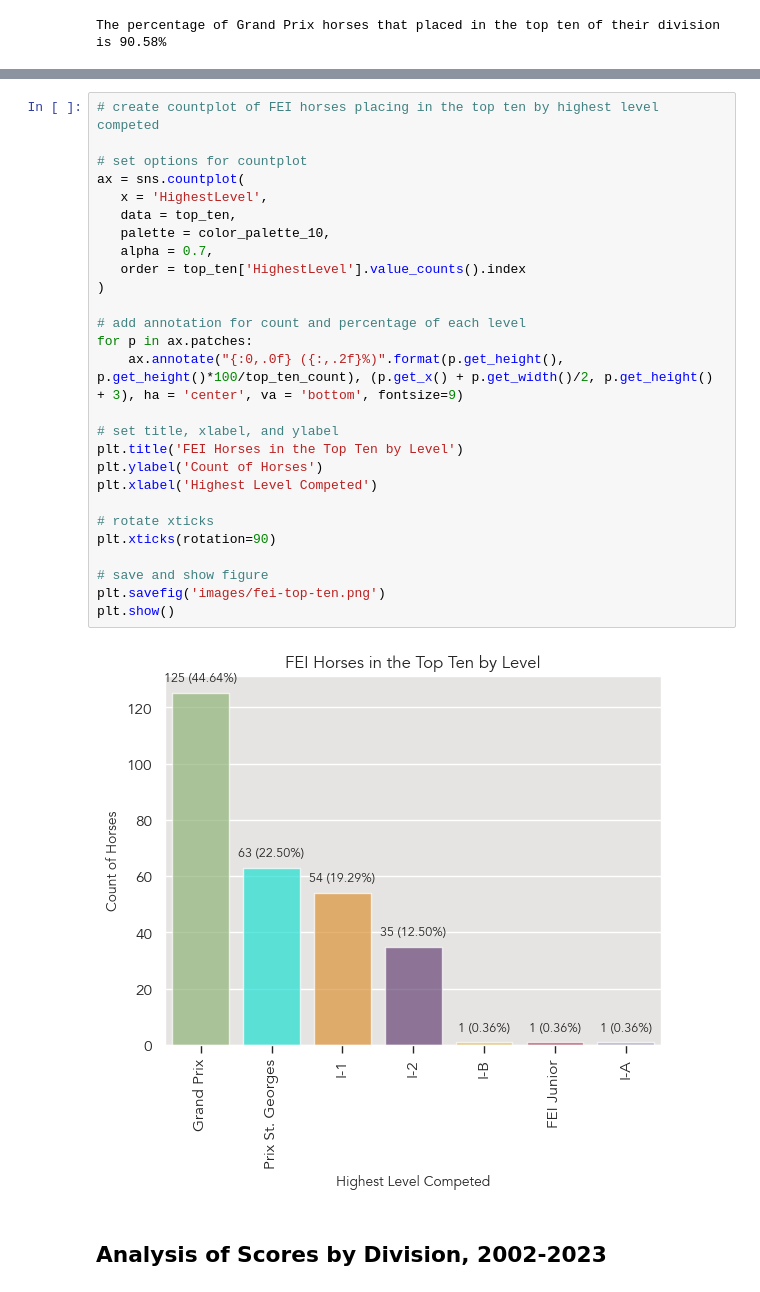
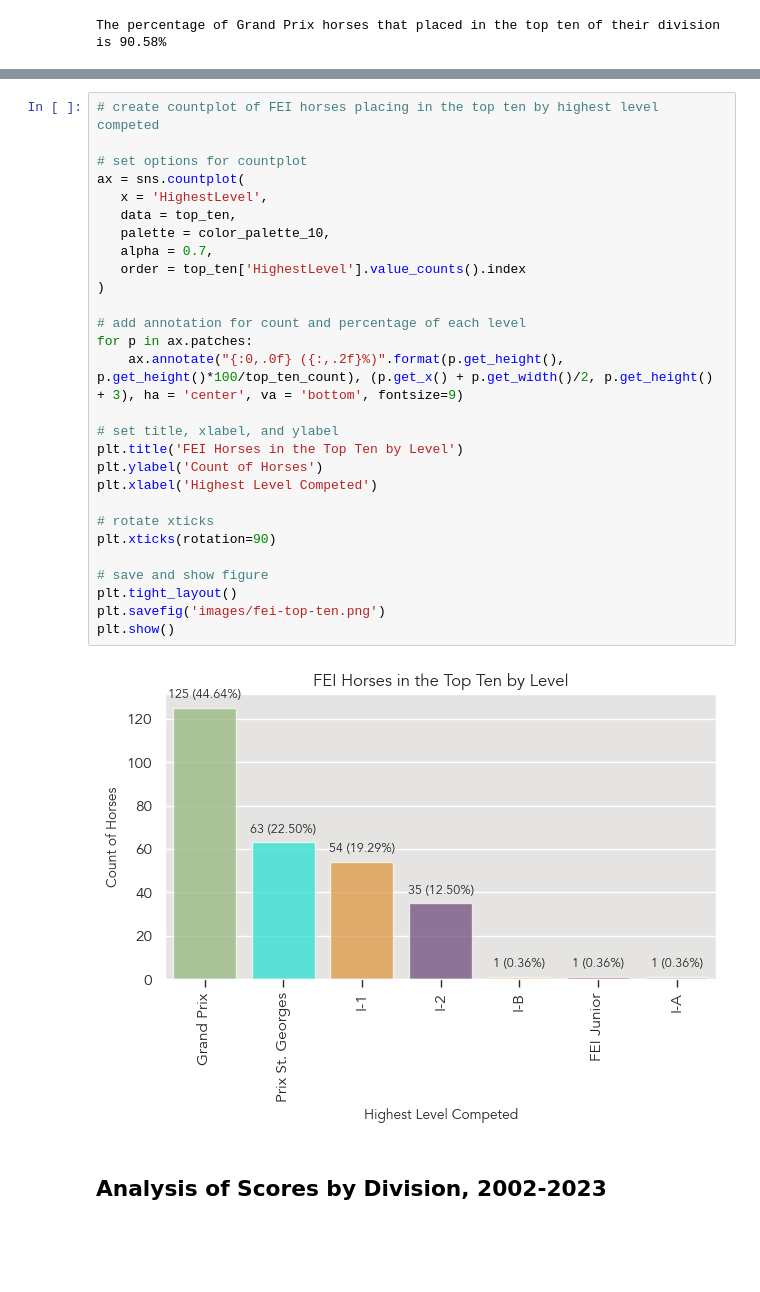
Before and after one commit to siobyrne/young-dressage-horse-program-analysis, a Jupyter notebook: younghorse.ipynb, the cells around one changed output, grey strips where cells are left out. Drawn from its saved outputs; the diff is of its cells as text; blank space fills up the shorter version.

```diff
--- a/younghorse.ipynb
+++ b/younghorse.ipynb
@@ -580,32 +583,33 @@ plt.show()
 # %%
 # create countplot of FEI horses placing in the top ten by highest level competed
 
 # set options for countplot
 ax = sns.countplot(
    x = 'HighestLevel',
    data = top_ten,
    palette = color_palette_10,
    alpha = 0.7,
    order = top_ten['HighestLevel'].value_counts().index
 )
 
 # add annotation for count and percentage of each level
 for p in ax.patches:
     ax.annotate("{:0,.0f} ({:,.2f}%)".format(p.get_height(), p.get_height()*100/top_ten_count), (p.get_x() + p.get_width()/2, p.get_height() + 3), ha = 'center', va = 'bottom', fontsize=9)
 
 # set title, xlabel, and ylabel
 plt.title('FEI Horses in the Top Ten by Level')
 plt.ylabel('Count of Horses')
 plt.xlabel('Highest Level Competed')
 
 # rotate xticks
 plt.xticks(rotation=90)
 
 # save and show figure
+plt.tight_layout()
 plt.savefig('images/fei-top-ten.png')
 plt.show()
 # %% [output]
-[figure, old version]
+[figure, new version]
 # %% [markdown]
 ## Analysis of Scores by Division, 2002-2023
 # %% [markdown]
```
Also changed, not shown: parts of 15 cells of this notebook, 16 other files.
